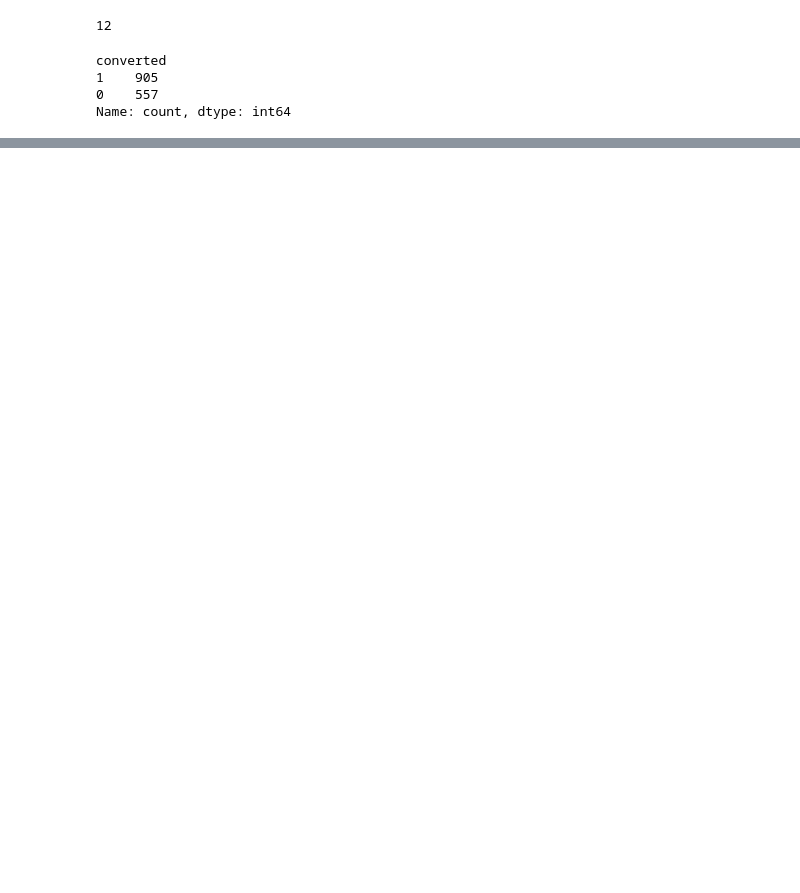
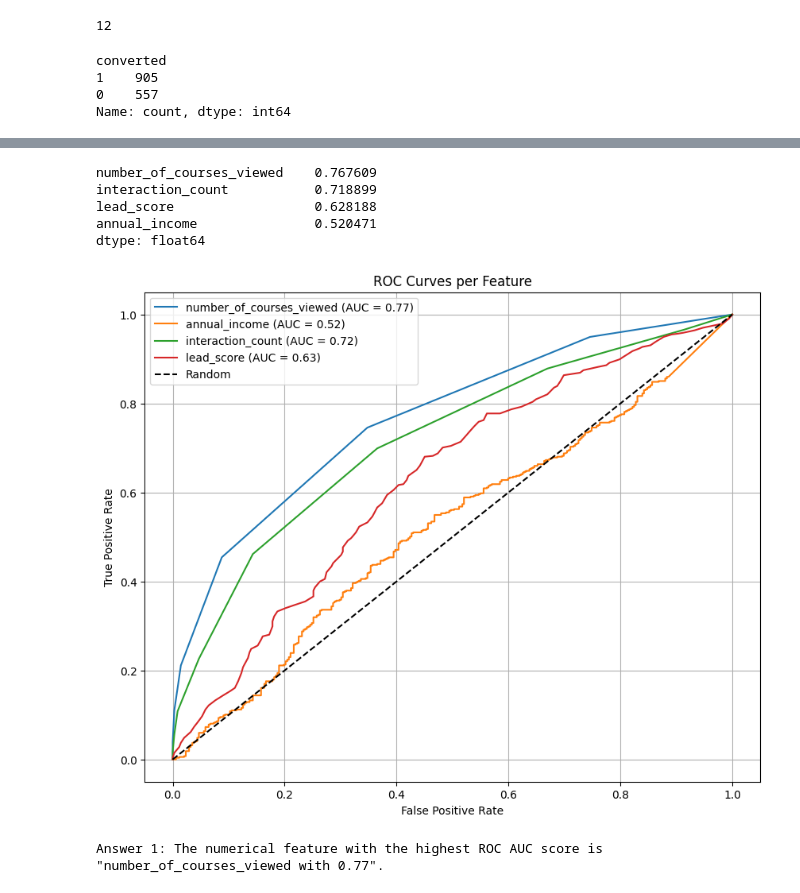
Before and after one commit to rajibulislam1/DataTalksClub, a Jupyter notebook: 2025/04-homework.ipynb, the cells around one changed output, grey strips where cells are left out. Drawn from its saved outputs; the diff is of its cells as text; code cells hidden in the pictures; blank space fills up the shorter version.

Commit message:
ROC AUC feature importance

```diff
--- a/2025/04-homework.ipynb
+++ b/2025/04-homework.ipynb
@@ -123,0 +200,2 @@ Name: count, dtype: int64
+# %%
+df['annual_income'].fillna(0.0, inplace = True)
@@ -123,0 +231,4 @@ Name: count, dtype: int64
+# %%
+X_train, X_temp = train_test_split(df, test_size=0.4, random_state=42)
+
+X_val, X_test = train_test_split(X_temp, test_size=0.5, random_state=42)
@@ -123,0 +245,3 @@ Name: count, dtype: int64
+# %%
+X_train_drop = X_train.select_dtypes(include='number').drop('converted', axis=1)
+y_train_target = X_train['converted']
@@ -123,0 +257,43 @@ Name: count, dtype: int64
+# %%
+# ROC AUC
+auc_scores = {}
+
+for col in X_train_drop.columns:
+    try:
+        auc = roc_auc_score(y_train_target, X_train_drop[col])
+        auc_scores[col] = auc
+    except ValueError:
+        auc_scores[col] = None  # In case of constant feature
+
+# Sort features by AUC
+auc_importance = pd.Series(auc_scores).sort_values(ascending=False)
+print(auc_importance)
+# %% [output]
+number_of_courses_viewed    0.767609
+interaction_count           0.718899
+lead_score                  0.628188
+annual_income               0.520471
+dtype: float64
+# %%
+plt.figure(figsize=(10,8))
+
+for col in X_train_drop.columns:
+    fpr, tpr, _ = roc_curve(y_train_target, X_train_drop[col])
+    auc = auc_scores[col]
+    plt.plot(fpr, tpr, label=f'{col} (AUC = {auc:.2f})')
+
+# Random classifier
+plt.plot([0, 1], [0, 1], linestyle='--', color='black', label='Random')
+
+plt.xlabel('False Positive Rate')
+plt.ylabel('True Positive Rate')
+plt.title('ROC Curves per Feature')
+plt.grid(True)
+plt.legend()
+plt.show()
+# %% [output]
+[figure, added]
+# %%
+print('Answer 1: The numerical feature with the highest ROC AUC score is "number_of_courses_viewed with 0.77".')
+# %% [output]
+Answer 1: The numerical feature with the highest ROC AUC score is "number_of_courses_viewed with 0.77".
```
Also changed, not shown: parts of 18 cells of this notebook.
